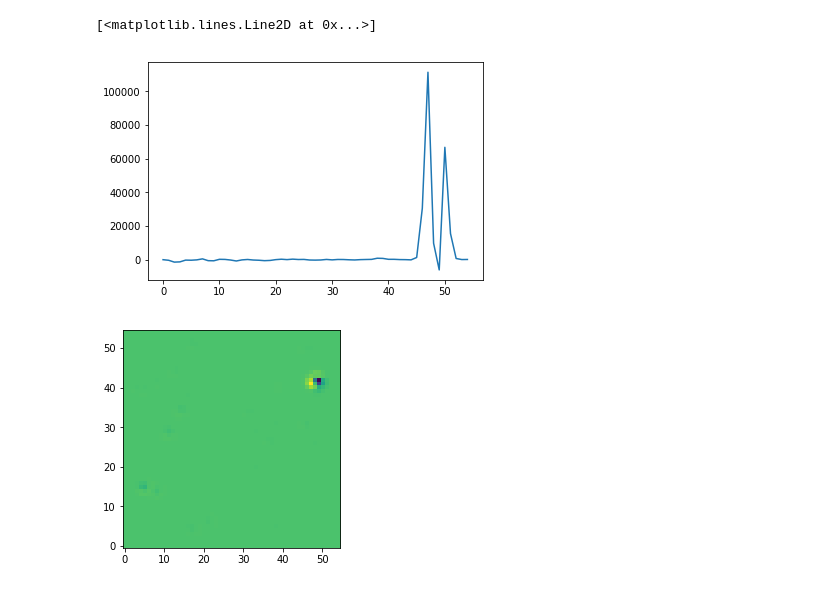
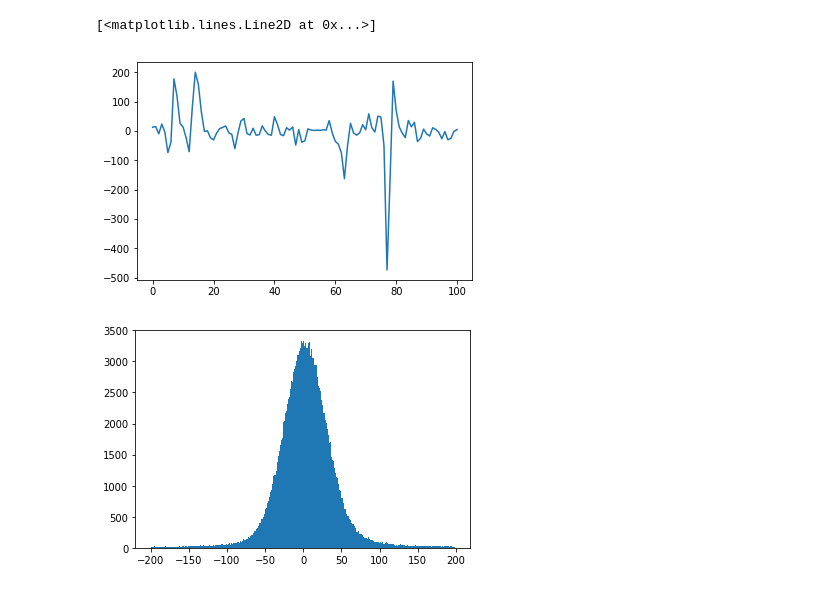
Before and after one commit to mrtommyb/imsim, a Jupyter notebook: notebooks/run_nimsuv.ipynb, the cells around one changed output. Drawn from its saved outputs; the diff is of its cells as text; code cells hidden in the pictures.

```diff
--- a/notebooks/run_nimsuv.ipynb
+++ b/notebooks/run_nimsuv.ipynb
@@ -79,5 +136,5 @@ plt.plot(ref_img[41])
 # %%
-plt.plot(science_img[41] - ref_img[41])
+plt.plot(science_img[55] - ref_img[55])
 # %% [output]
 [<matplotlib.lines.Line2D at 0x...>]
-[figure, old version]
+[figure, new version]
@@ -88,5 +141,4 @@ aa.
-# %%
-im, norm = imshow_norm(science_img - aligned_image, origin='lower',
-                       interval=MinMaxInterval(), stretch=SqrtStretch())
-# %% [output]
-[figure, removed]
+# %%
+plt.hist((science_img - ref_img_conv).flatten(), np.arange(-200,200));
+# %% [output]
+[figure, added]
```
Also changed, not shown: parts of 21 cells of this notebook, 1 other file.
